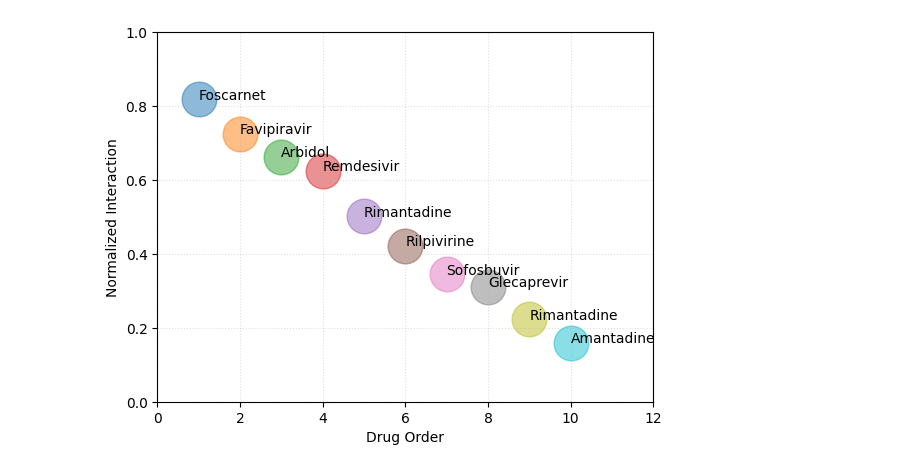
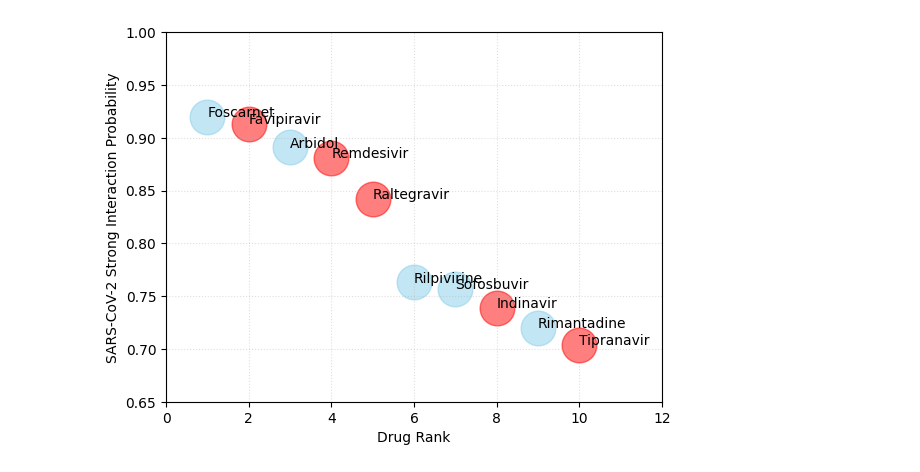
Before and after one commit to jnuaipr/IPNET, a Jupyter notebook: doc/covid19.ipynb, the cells around one changed output. Saved outputs shown, nothing was run; the diff lists cells and outputs as text; code cells hidden in the pictures.

```diff
--- a/doc/covid19.ipynb
+++ b/doc/covid19.ipynb
@@ -3,19 +3,25 @@ import matplotlib.pyplot as plt
 import numpy as np
 # %%
 x=np.array([1,2,3,4,5,6,7,8,9,10])
-y =np.array([16.365,14.489,13.241,12.502,10.039,8.432,6.891,6.230,4.459,3.187]) /20
-drugs = ["Foscarnet","Favipiravir","Arbidol","Remdesivir","Rimantadine",
-         "Rilpivirine","Sofosbuvir","Glecaprevir","Rimantadine","Amantadine"]
+y =np.array([0.920, 0.913, 0.891, 0.881, 0.842,
+             0.763, 0.757, 0.739, 0.720, 0.704])
+drugs = ["Foscarnet","Favipiravir","Arbidol","Remdesivir","Raltegravir",
+         "Rilpivirine","Sofosbuvir","Indinavir","Rimantadine","Tipranavir"]
+reported_drugs = ["Favipiravir", "Remdesivir", "Raltegravir", "Indinavir","Tipranavir"]
 for i in range(10):
     area=(25*1)**2
-    plt.scatter([x[i]], [y[i]],s=area, alpha=0.5, marker='o')
+    if drugs[i] in reported_drugs:
+        plt.scatter([x[i]], [y[i]],s=area, c='red', alpha=0.5, marker='o')
+    else:
+        plt.scatter([x[i]], [y[i]],s=area, c='skyblue', alpha=0.5, marker='o')
     plt.annotate(drugs[i], (x[i], y[i]))
 plt.xlim(0,12)
-plt.ylim(0,1.0)
-plt.xlabel('Drug Order')
-plt.ylabel('Normalized Interaction')
+plt.ylim(0.65,1.0)
+plt.xlabel('Drug Rank')
+plt.ylabel('SARS-CoV-2 Strong Interaction Probability')
 plt.grid(alpha=0.4,linestyle=':')
 plt.savefig("COV19.svg")
+plt.savefig("COV19.jpg")
 plt.show()
 # %% [output]
-[figure, old version]
+[figure, new version]
```
Also changed, not shown: 14 other files.
